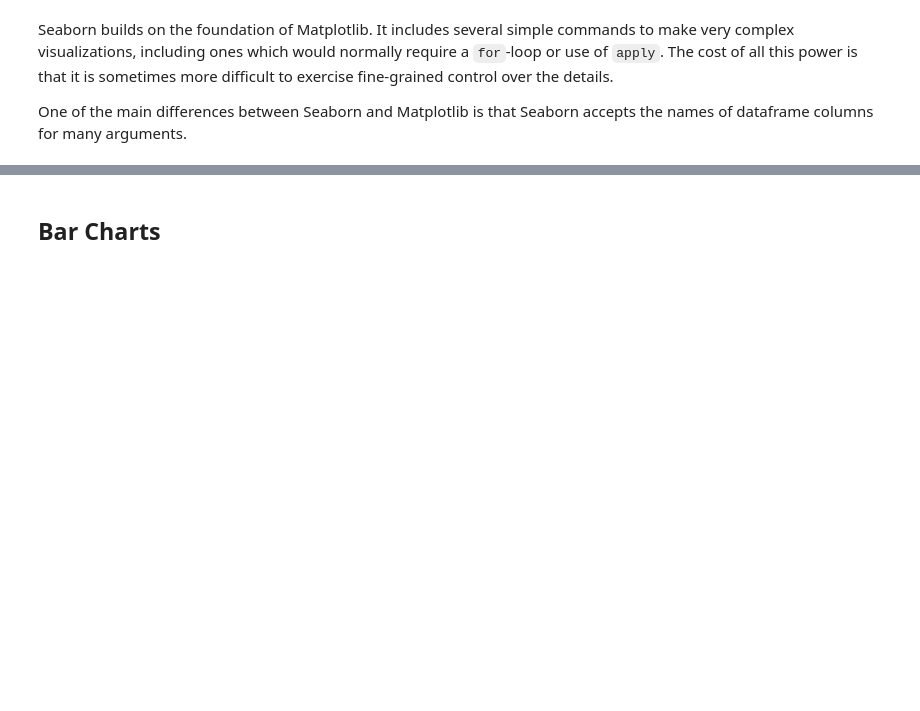
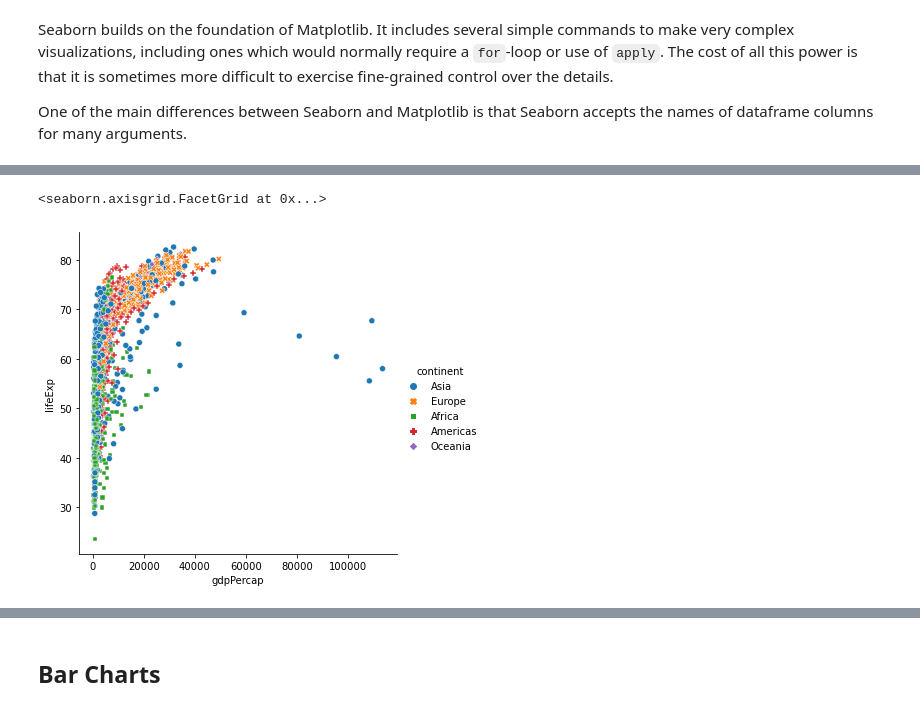
Before and after one commit to PhilChodrow/PIC16A, a Jupyter notebook: live_lectures/seaborn.ipynb, the cells around one changed output, grey strips where cells are left out. Saved outputs shown, nothing was run; the diff lists cells and outputs as text; code cells hidden in the pictures; blank space fills up the shorter version.

```diff
--- a/live_lectures/seaborn.ipynb
+++ b/live_lectures/seaborn.ipynb
@@ -48,0 +28,9 @@ One of the main differences between Seaborn and Matplotlib is that Seaborn accep
+# %%
+sns.relplot(x = 'gdpPercap',
+            y = 'lifeExp',
+            hue = 'continent',
+            style = 'continent',
+            data = gapminder)
+# %% [output]
+<seaborn.axisgrid.FacetGrid at 0x...>
+[figure, added]
```
Also changed, not shown: parts of 23 cells of this notebook, 1 other file.
